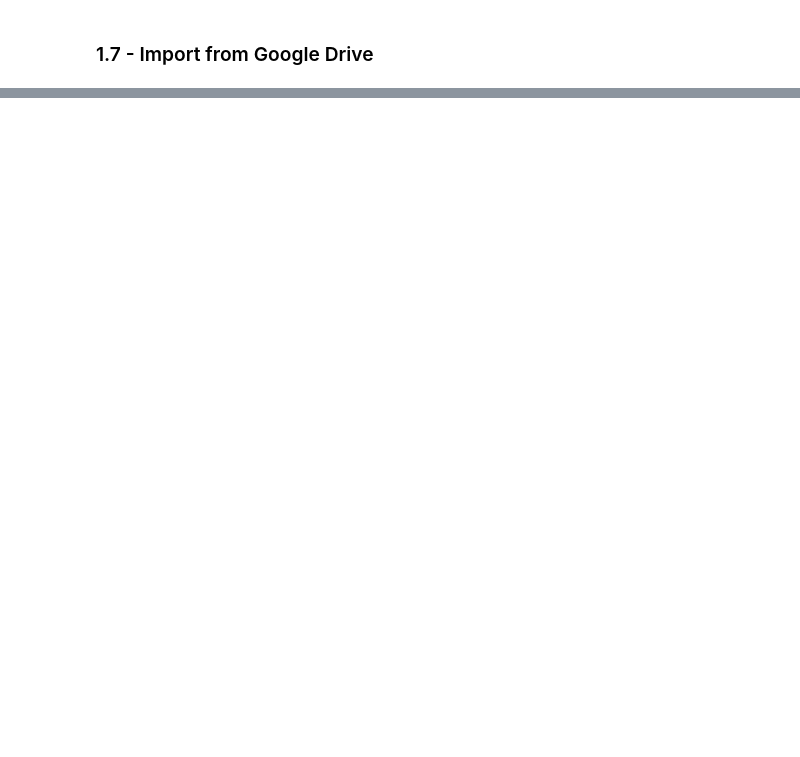
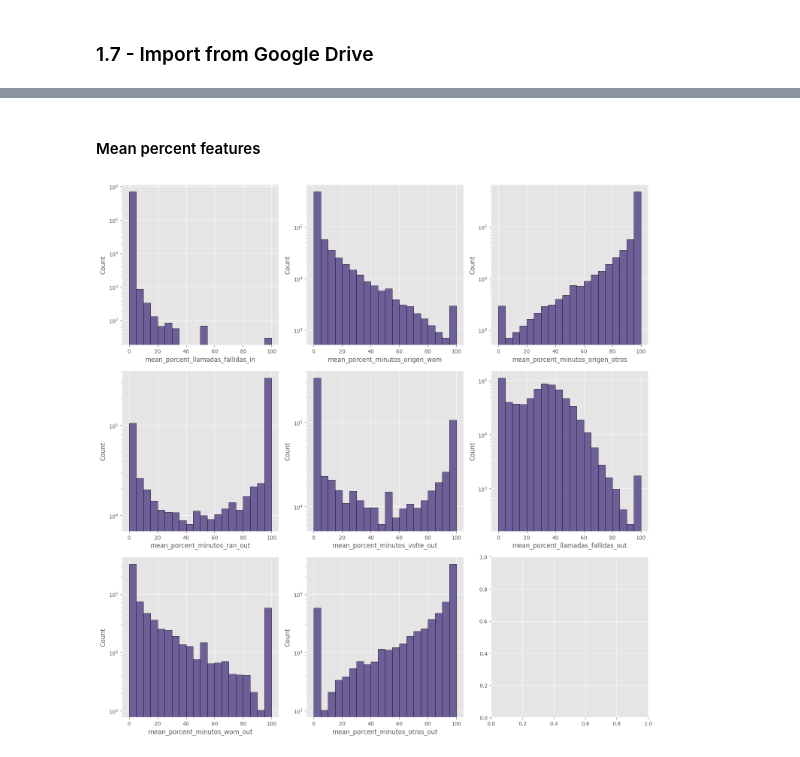
Before and after one commit to leandroaguazaco/data_science_portfolio, a Jupyter notebook: Projects/04-Churn_Telco_Analysis/04_Churn_Telco_Analysis_01_Preprocessing_EDA.ipynb, the cells around one changed output, grey strips where cells are left out. Saved outputs shown, nothing was run; the diff lists cells and outputs as text; code cells hidden in the pictures; blank space fills up the shorter version.

```diff
--- a/Projects/04-Churn_Telco_Analysis/04_Churn_Telco_Analysis_01_Preprocessing_EDA.ipynb
+++ b/Projects/04-Churn_Telco_Analysis/04_Churn_Telco_Analysis_01_Preprocessing_EDA.ipynb
@@ -423,0 +977,10 @@ Datetime Features: 0
+# %%
+churn_df = pd.read_csv(filepath_or_buffer = "churn_data.txt",
+                       sep = "|",
+                       index_col = "SUBSCRIBER_ID",
+                       parse_dates = True,
+                       decimal = ".",
+                       encoding = "utf-8") \
+             .pipe(remove_empty) \
+             .assign(region = lambda x: x.loc[:, "region"].astype("category")) \
+             .assign(churn = lambda x: x.loc[:, "churn"].astype("category"))
@@ -423,0 +1063,19 @@ Datetime Features: 0
+# %% [markdown]
+#### Mean percent features
+# %%
+%%time
+# mean percent features (8): bottom limit = 0, upper limit = 100
+# Original data and log10 y_axis transformation
+mean_perc_features = churn_df.columns[churn_df.columns.str.contains("mean_porcent_")]
+
+plot = distrib_plots_seaborn(churn_df.reset_index(drop = True).loc[:, mean_perc_features],
+                             # cat = 'banda',
+                             stat = "count",
+                             cols = 3,
+                             binwidth = 5,
+                             kde = False,
+                             y_logscale = True,
+                             figsize = (15, 15) # height and width
+)
+# %% [output]
+[figure, added]
```
Also changed, not shown: parts of 44 cells of this notebook.
